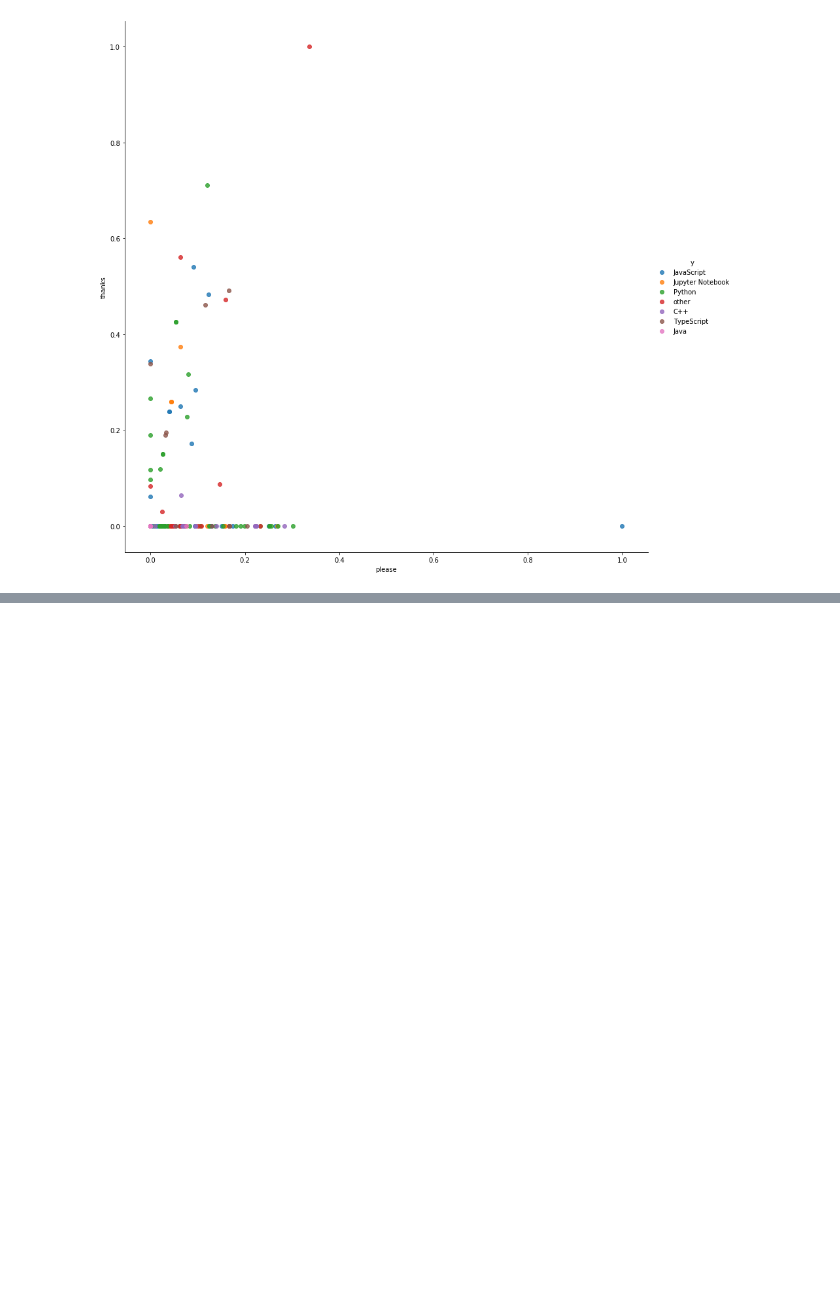
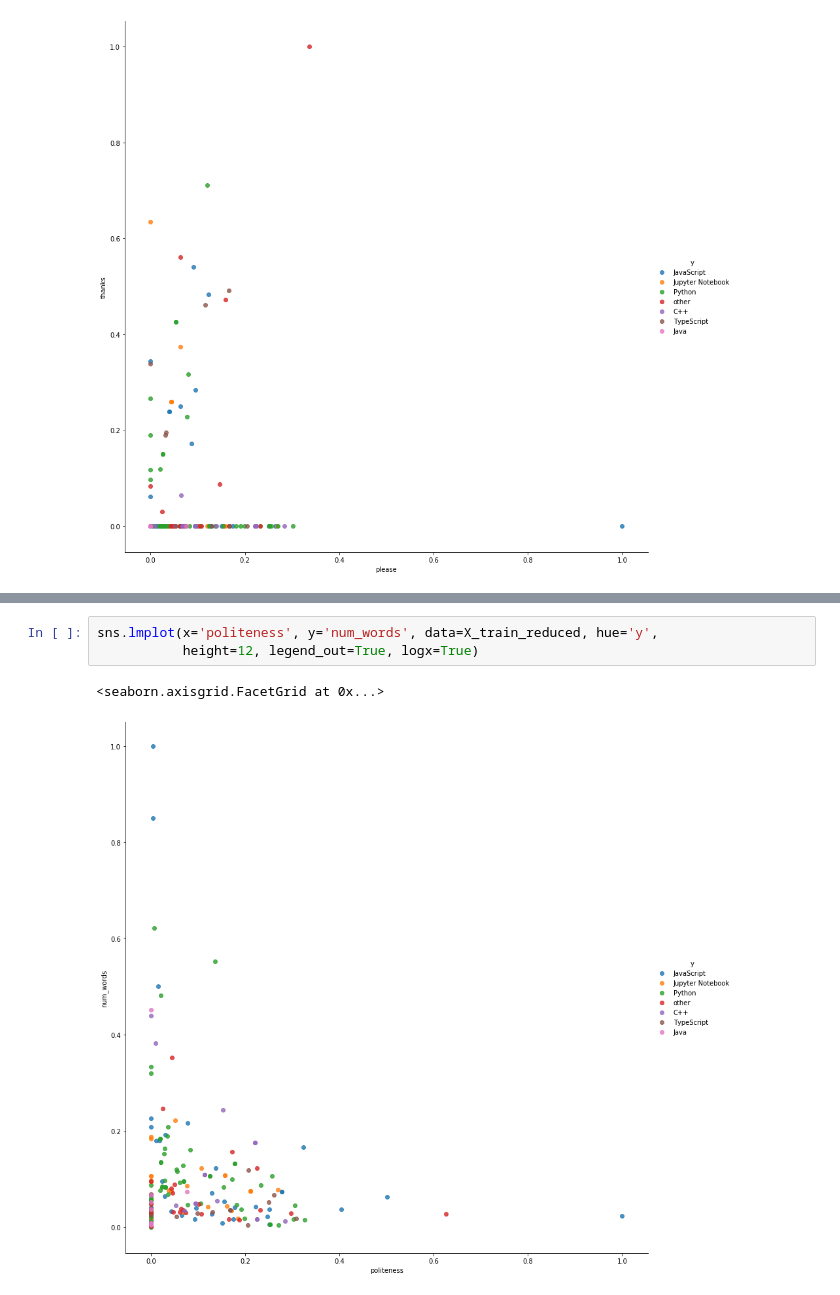
Before and after one commit to nlp-JB/predicting-using-nlp, a Jupyter notebook: explore_brandi2.ipynb, the cells around one changed output, grey strips where cells are left out. Drawn from its saved outputs; the diff is of its cells as text; blank space fills up the shorter version.

```diff
--- a/explore_brandi2.ipynb
+++ b/explore_brandi2.ipynb
@@ -229,0 +168,6 @@ sns.lmplot(x='please', y='thanks', data=X_train_reduced, hue='y',
+# %%
+sns.lmplot(x='politeness', y='num_words', data=X_train_reduced, hue='y',
+           height=12, legend_out=True, logx=True)
+# %% [output]
+<seaborn.axisgrid.FacetGrid at 0x...>
+[figure, added]
```
Also changed, not shown: parts of 17 cells of this notebook, 2 other files.
